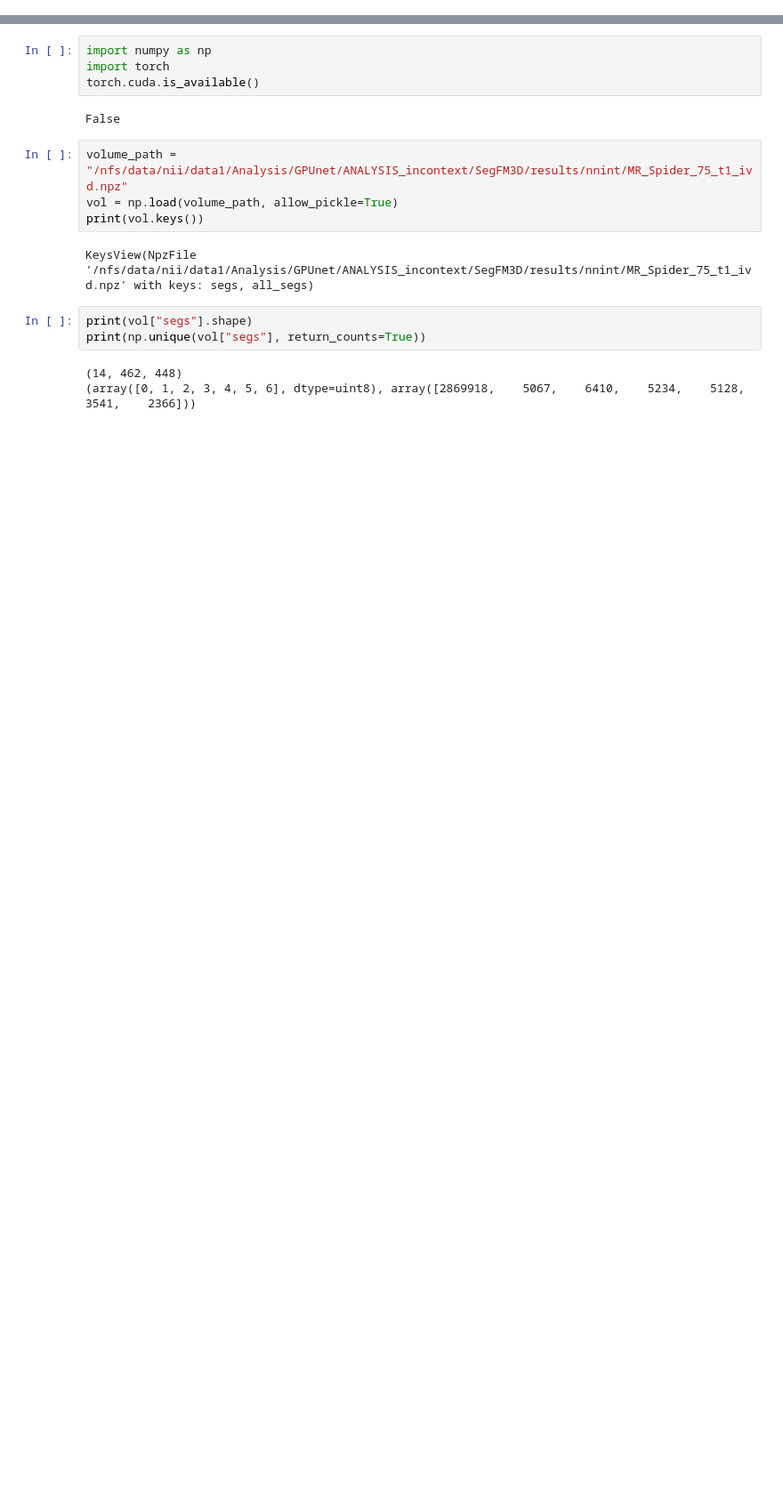
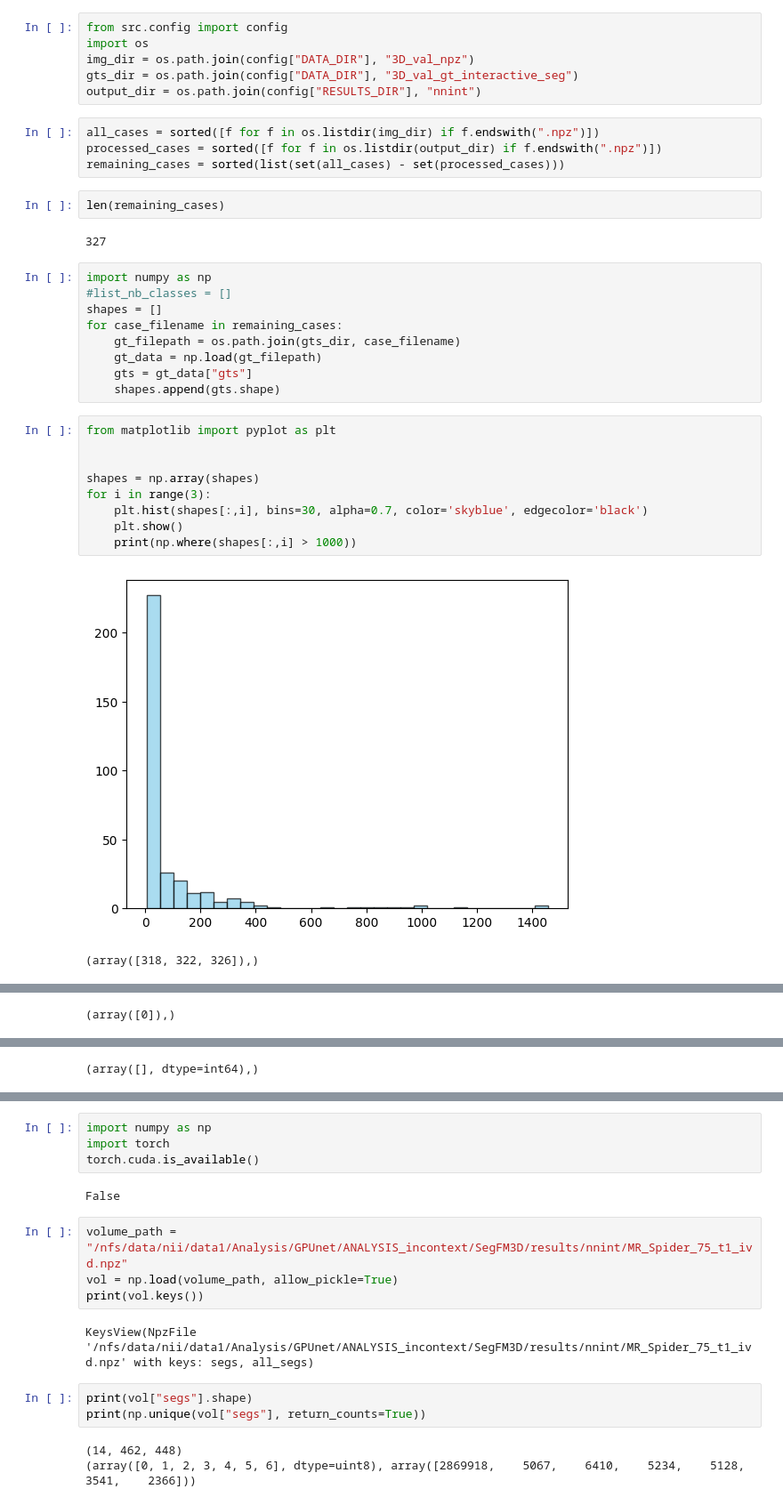
Before and after one commit to tidiane-camaret/segfm3d_nora_team, a Jupyter notebook: experiments/data_exploration.ipynb, the cells around one changed output, grey strips where cells are left out. Shown: that part at 89% size. Saved outputs shown, nothing was run; the diff lists cells and outputs as text; blank space fills up the shorter version.

Commit message:
process only remaining cases, some data exploration

```diff
--- a/experiments/data_exploration.ipynb
+++ b/experiments/data_exploration.ipynb
@@ -0,0 +1,35 @@
+# %%
+from src.config import config
+import os
+img_dir = os.path.join(config["DATA_DIR"], "3D_val_npz")
+gts_dir = os.path.join(config["DATA_DIR"], "3D_val_gt_interactive_seg")
+output_dir = os.path.join(config["RESULTS_DIR"], "nnint")
+# %%
+all_cases = sorted([f for f in os.listdir(img_dir) if f.endswith(".npz")])
+processed_cases = sorted([f for f in os.listdir(output_dir) if f.endswith(".npz")])
+remaining_cases = sorted(list(set(all_cases) - set(processed_cases)))
+# %%
+len(remaining_cases)
+# %% [output]
+327
+# %%
+import numpy as np
+#list_nb_classes = []
+shapes = []
+for case_filename in remaining_cases:
+    gt_filepath = os.path.join(gts_dir, case_filename)
+    gt_data = np.load(gt_filepath)
+    gts = gt_data["gts"]
+    shapes.append(gts.shape)
+# %%
+from matplotlib import pyplot as plt
+
+
+shapes = np.array(shapes)
+for i in range(3):
+    plt.hist(shapes[:,i], bins=30, alpha=0.7, color='skyblue', edgecolor='black')
+    plt.show()
+    print(np.where(shapes[:,i] > 1000))
+# %% [output]
+[figure, added]
+(array([318, 322, 326]),)
@@ -0,0 +37 @@
+(array([0]),)
@@ -0,0 +39 @@
+(array([], dtype=int64),)
```
Also changed, not shown: parts of 10 cells of this notebook, 3 other files.
